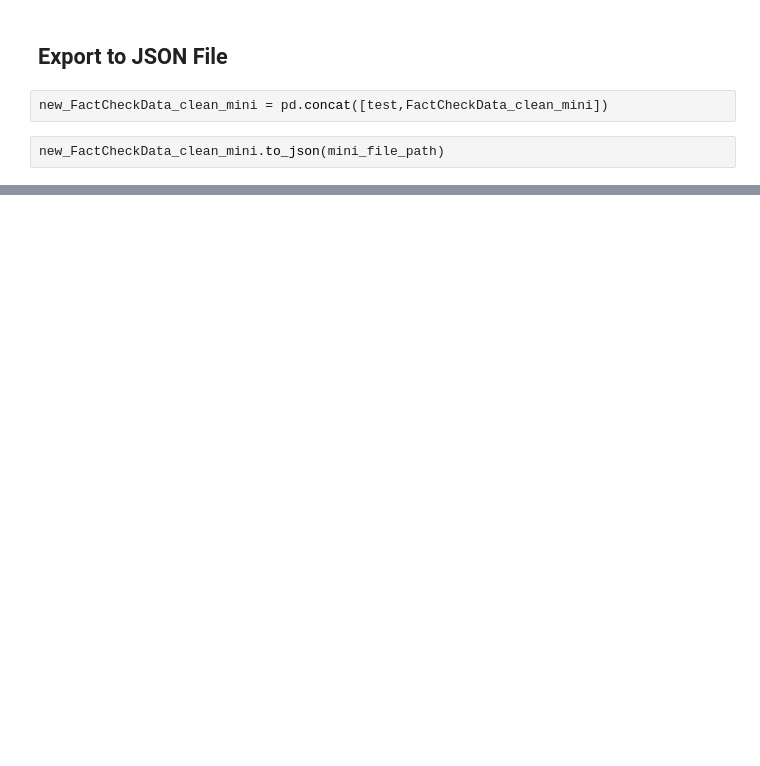
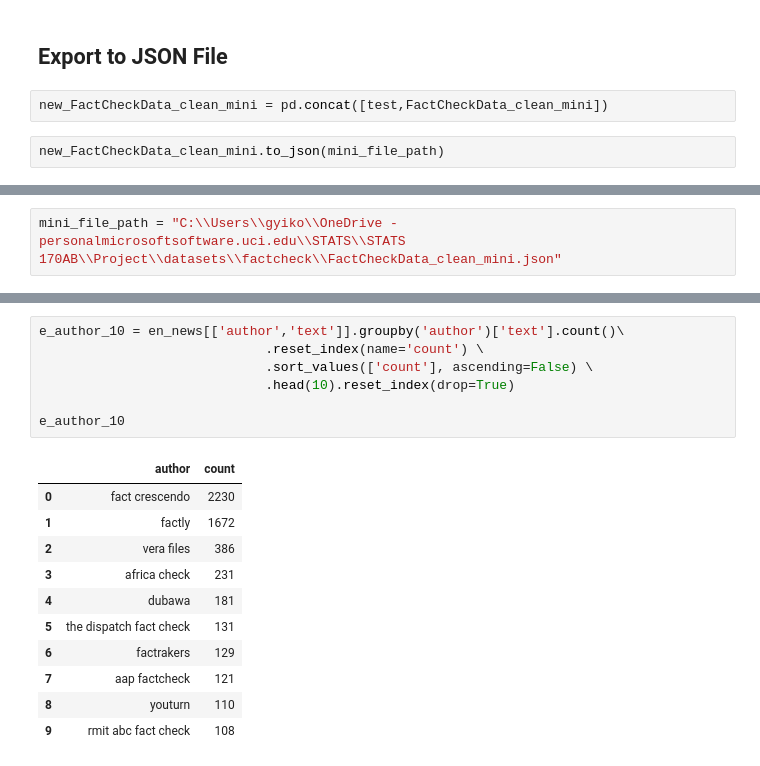
Before and after one commit to DavidKai1999/Stats-170-project, a Jupyter notebook: dataset_preprocessing/factcheck_preprocessing.ipynb, the cells around one changed output, grey strips where cells are left out. Saved outputs shown, nothing was run; the diff lists cells and outputs as text; blank space fills up the shorter version.

```diff
--- a/dataset_preprocessing/factcheck_preprocessing.ipynb
+++ b/dataset_preprocessing/factcheck_preprocessing.ipynb
@@ -215,0 +202,2 @@ new_FactCheckData_clean_mini.to_json(mini_file_path)
+# %%
+mini_file_path = "C:\\Users\\gyiko\\OneDrive - personalmicrosoftsoftware.uci.edu\\STATS\\STATS 170AB\\Project\\datasets\\factcheck\\FactCheckData_clean_mini.json"
@@ -215,0 +239,19 @@ new_FactCheckData_clean_mini.to_json(mini_file_path)
+# %%
+e_author_10 = en_news[['author','text']].groupby('author')['text'].count()\
+                             .reset_index(name='count') \
+                             .sort_values(['count'], ascending=False) \
+                             .head(10).reset_index(drop=True)
+
+e_author_10
+# %% [output]
+|  | author | count |
+| 0 | fact crescendo | 2230 |
+| 1 | factly | 1672 |
+| 2 | vera files | 386 |
+| 3 | africa check | 231 |
+| 4 | dubawa | 181 |
+| 5 | the dispatch fact check | 131 |
+| 6 | factrakers | 129 |
+| 7 | aap factcheck | 121 |
+| 8 | youturn | 110 |
+| 9 | rmit abc fact check | 108 |
```
Also changed, not shown: parts of 12 cells of this notebook, 5 other files.
